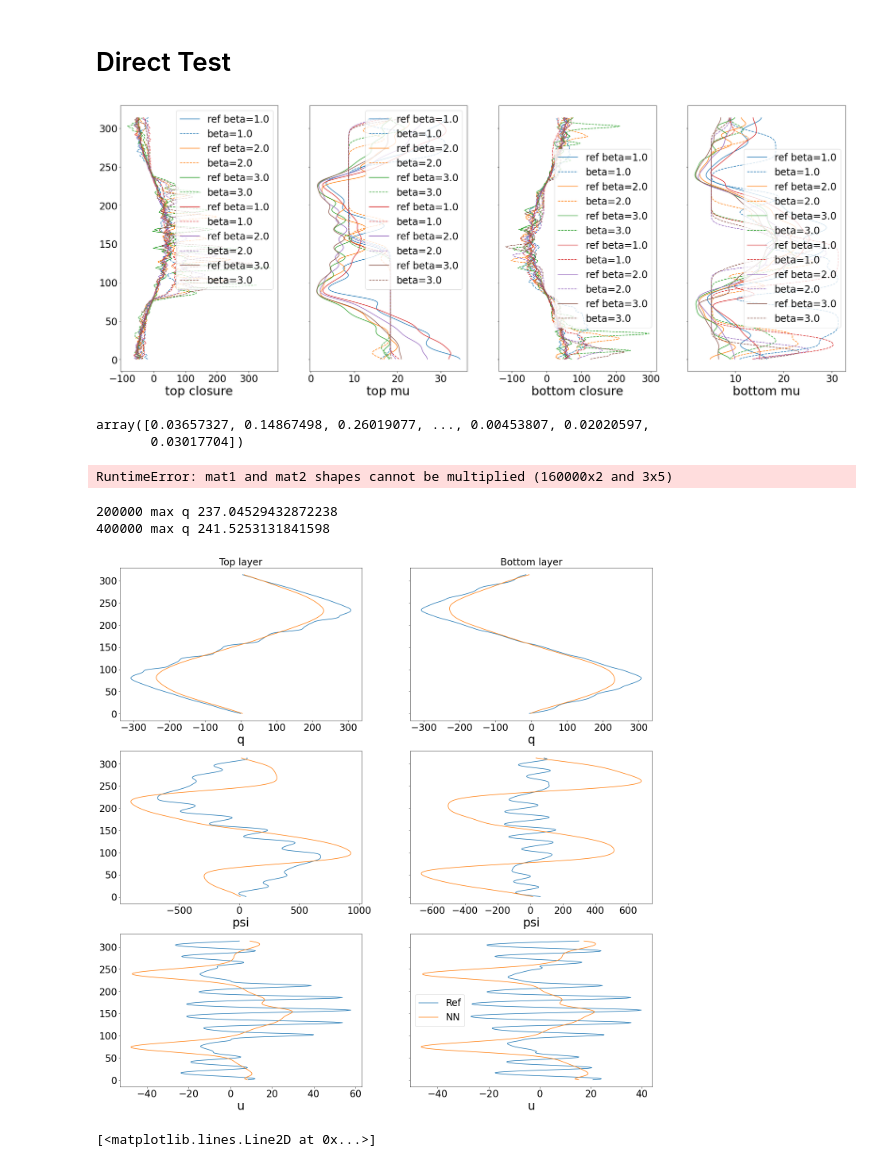
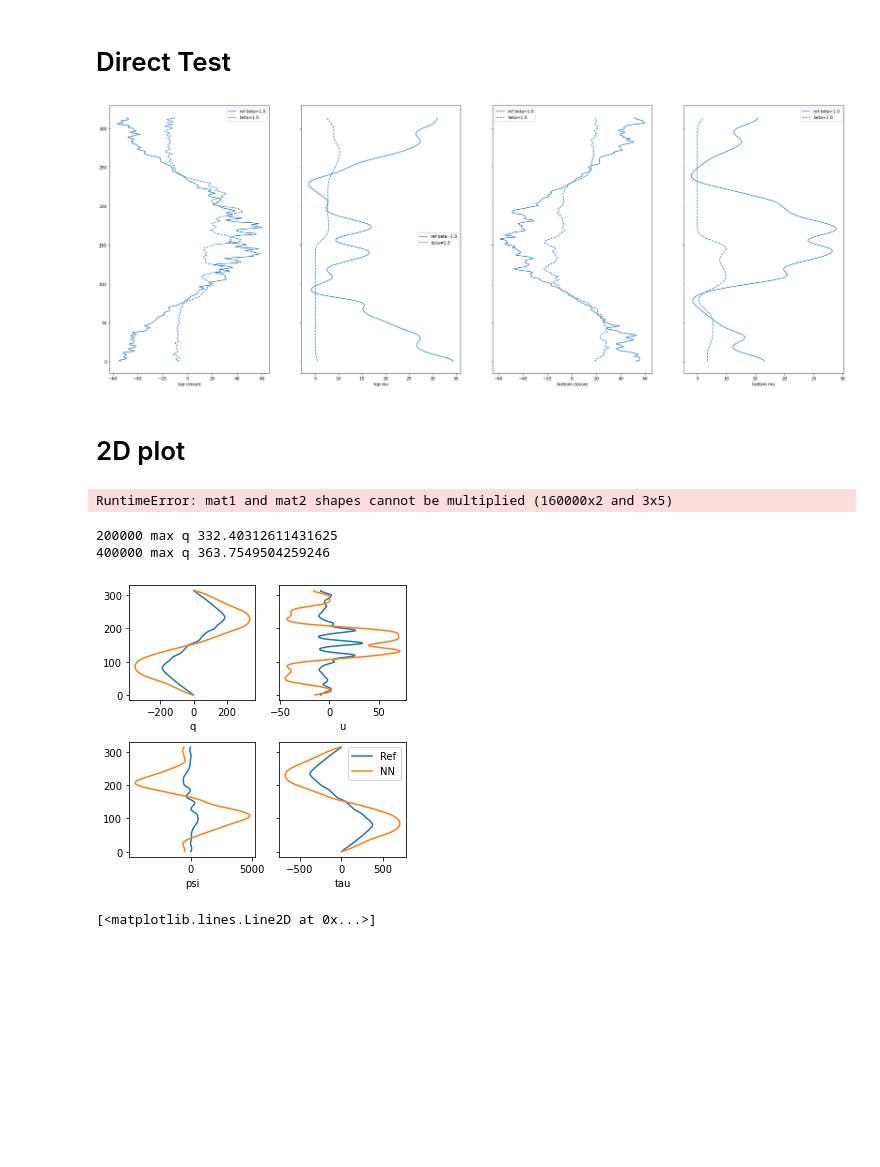
Before and after one commit to Zhengyu-Huang/Point-Jet, a Jupyter notebook: Qg_model/Test_NN.ipynb, the cells around one changed output. Cells and saved outputs as stored; diff of their text form; code cells hidden in the pictures; blank space fills up the shorter version.

```diff
--- a/Qg_model/Test_NN.ipynb
+++ b/Qg_model/Test_NN.ipynb
@@ -35,7 +35,7 @@ from Numerics import gradient_fft
 # import NeuralNet
 # import PlotDefault
 # %%
-beta_rek_strs = [("1", "0p3"), ("2", "0p3"), ("3", "0p3"), ("1", "0p6"), ("2", "0p6"), ("3", "0p6")]
+beta_rek_strs = [("1", "0p3")]#, ("2", "0p3"), ("3", "0p3"), ("1", "0p6"), ("2", "0p6"), ("3", "0p6")]
 
 beta_reks = [ (str_to_num(beta_rek_strs[i][0]), str_to_num(beta_rek_strs[i][1])) for i in range(len(beta_rek_strs)) ]
 physics_params, q_mean, psi_mean, dpv_mean,  mu_mean, mu_mean_clip,  closure_mean, yy, force = load_data(beta_rek_strs = beta_rek_strs, beta_reks = beta_reks)
@@ -48,7 +48,7 @@ if TRAINING_TYPE == "direct":
     print("load direct nn")
     trained_net = torch.load("direct.nn")
 else:
-    (save_folder, uki_iter) = ("indirect_NN" , 34) if TRAINING_TYPE=="indirect" else ("indirect_NN_res" , 99)
+    (save_folder, uki_iter) = ("indirect_NN_beta3rek0p3" , 34) if TRAINING_TYPE=="indirect" else ("indirect_NN_res" , 99)
     uki_file = save_folder + "/ukiobj-" + str(uki_iter) + ".dat"
     print(uki_file)
     uki_obj = pickle.load( open(uki_file , "rb" ) )
@@ -111,9 +110,4 @@ for i in range(4):
 
 fig.savefig("QG-Training-" + TRAINING_TYPE + "-Direct-Test.png")
 # %% [output]
-[figure, old version]
+[figure, new version]
-# %%
-np.fabs(psi_mean).flatten()/psi_scale
-# %% [output]
-array([0.03657327, 0.14867498, 0.26019077, ..., 0.00453807, 0.02020597,
-       0.03017704])
@@ -122,3 +114,5 @@ array([0.03657327, 0.14867498, 0.26019077, ..., 0.00453807, 0.02020597,
+# %% [markdown]
+# 2D plot
 # %%
 N_test_1d = 400
 Lx_test_1d = 20
@@ -214,7 +208,7 @@ force = np.zeros((2, Ny))
 force[0, :] = -Q * np.sin(2*np.pi*yy/L)
 force[1, :] =  Q * np.sin(2*np.pi*yy/L)
 
-test_ind = 1
+test_ind = 0
 q_mean_ref = q_mean[test_ind, :, :]
 dpv_mean_ref = dpv_mean[test_ind, :, :]
 # test with betas[test_ind]
@@ -223,56 +217,46 @@ params = QG_params(L=L, dU=dU, F1=F1, F2=F2, hyper_nu=hyper_nu, hyper_order=hype
 
 yy, q_mean_pred, q_data  = Qg( params , trained_net, force)
 # %% [output]
-200000 max q 237.04529432872238
-400000 max q 241.5253131841598
+200000 max q 332.40312611431625
+400000 max q 363.7549504259246
 # %%
-fig, ax = plt.subplots(nrows=3, ncols=2, sharex=False, sharey=True, figsize=(24,24))
-
-
-ax[0,0].plot(q_mean_ref[0, : ], yy,   label="Ref")
-ax[0,0].plot(q_mean_pred[0, : ], yy, label="NN")
-ax[0,1].plot(q_mean_ref[1, : ] , yy,   label="Ref")
-ax[0,1].plot(q_mean_pred[1, : ], yy, label="NN")
-ax[0,0].set_xlabel("q")
-ax[0,1].set_xlabel("q")
-
+fig, ax = plt.subplots(nrows=2, ncols=2, sharex=False, sharey=True, figsize=(4.5,4.5))
 
 # compute psi
 k2, dealiasing_filter = precomp_fft(Ny)
 psi_mean_ref = psi_mean[test_ind, :, :] # psi_fft_sol(q_mean_ref, F1, F2, dy, k2, dealiasing_filter)
 psi_mean_pred = psi_fft_sol(q_mean_pred, F1, F2, dy, k2, dealiasing_filter)
-
-ax[1,0].plot(psi_mean_ref[0, : ], yy,   label="Ref")
-ax[1,0].plot(psi_mean_pred[0, : ], yy, label="NN")
-ax[1,1].plot(psi_mean_ref[1, : ] , yy,   label="Ref")
-ax[1,1].plot(psi_mean_pred[1, : ], yy, label="NN")
-ax[1,0].set_xlabel("psi")
-ax[1,1].set_xlabel("psi")
-
 
 # compute U velocity
 k2, dealiasing_filter = precomp_fft(Ny)
 u_mean_ref = np.copy(psi_mean_ref)
 u_mean_pred = np.copy(psi_mean_pred)
 for i in range(2):
     u_mean_ref[i,:] = -gradient_fft(psi_mean_ref[i,:], dy, 1, k2, dealiasing_filter)
     u_mean_pred[i,:] = -gradient_fft(psi_mean_pred[i,:], dy, 1, k2, dealiasing_filter)
 
-ax[2,0].plot(u_mean_ref[0, : ], yy,   label="Ref")
-ax[2,0].plot(u_mean_pred[0, : ], yy, label="NN")
-ax[2,1].plot(u_mean_ref[1, : ] , yy,   label="Ref")
-ax[2,1].plot(u_mean_pred[1, : ], yy, label="NN")
-ax[2,0].set_xlabel("u")
-ax[2,1].set_xlabel("u")
+ax[0,0].plot(q_mean_ref[0, : ], yy,   label="Ref")
+ax[0,0].plot(q_mean_pred[0, : ], yy, label="NN")
+ax[0,1].plot(u_mean_ref[0, : ] , yy,   label="Ref")
+ax[0,1].plot(u_mean_pred[0, : ], yy, label="NN")
+ax[0,0].set_xlabel("q")
+ax[0,1].set_xlabel("u")
 
+ax[1,0].plot(psi_mean_ref[0, : ] + psi_mean_ref[1, :], yy,   label="Ref")
+ax[1,0].plot(psi_mean_pred[0, : ] + psi_mean_pred[1, :], yy, label="NN")
+ax[1,1].plot(psi_mean_ref[0, : ] - psi_mean_ref[1, :], yy,   label="Ref")
+ax[1,1].plot(psi_mean_pred[0, : ] - psi_mean_pred[1, :], yy, label="NN")
+ax[1,0].set_xlabel("psi")
+ax[1,1].set_xlabel("tau")
 
-ax[0,0].set_title("Top layer")
-ax[0,1].set_title("Bottom layer")
+#ax[0,0].set_title("Top layer")
+#ax[0,1].set_title("Bottom layer")
 
 plt.legend()
+plt.tight_layout()
 fig.savefig("QG-Training-" + TRAINING_TYPE + "-Indirect-Test.png")
 # %% [output]
-[figure, old version]
+[figure, new version]
 # %%
 N_runs = len(beta_reks)
 start, end, step = 500000, 1000000, 20000
```
Also changed, not shown: parts of 3 cells of this notebook, 5 other files.
